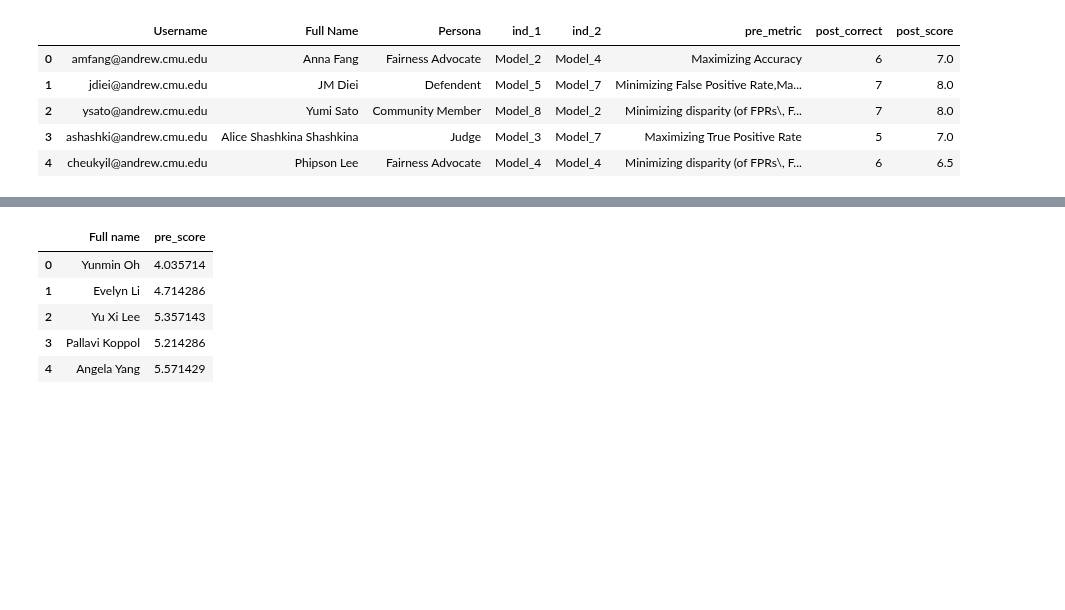
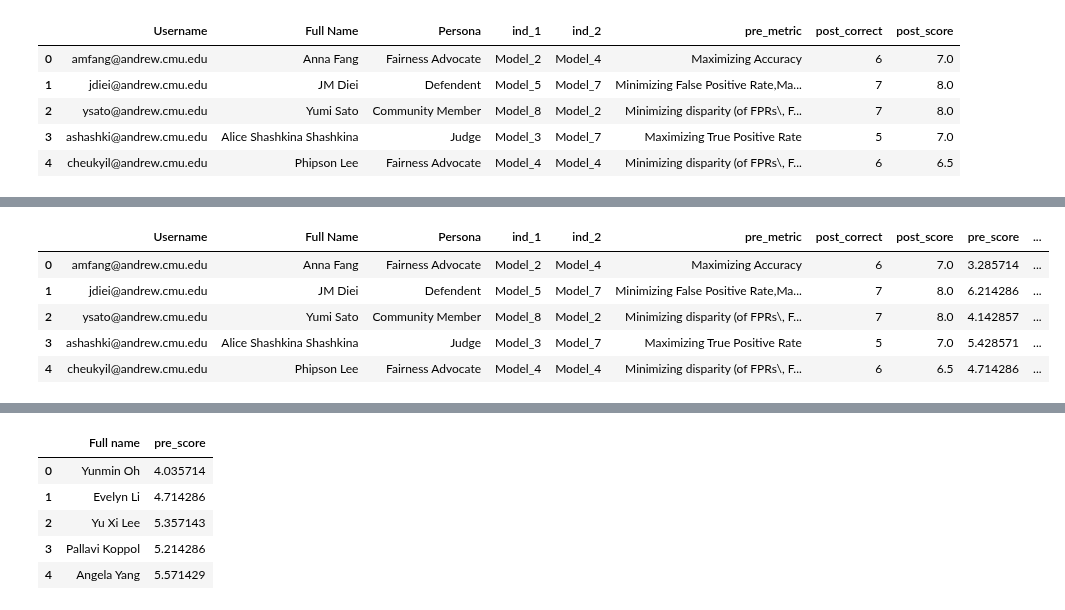
Before and after one commit to WesDeng/Recidivism_Exp, a Jupyter notebook: Untitled1.ipynb, the cells around one changed output, grey strips where cells are left out. Cells and saved outputs as stored; diff of their text form; code cells hidden in the pictures; blank space fills up the shorter version.

```diff
--- a/Untitled1.ipynb
+++ b/Untitled1.ipynb
@@ -29,0 +136,10 @@ all_together_short.head()
+# %%
+three['pre_quiz'] = three['pre_score']/max(three['pre_score'])
+three.head()
+# %% [output]
+|  | Username | Full Name | Persona | ind_1 | ind_2 | pre_metric | post_correct | post_score | pre_score | ... |
+| 0 | amfang@andrew.cmu.edu | Anna Fang | Fairness Advocate | Model_2 | Model_4 | Maximizing Accuracy | 6 | 7.0 | 3.285714 | ... |
+| 1 | jdiei@andrew.cmu.edu | JM Diei | Defendent | Model_5 | Model_7 | Minimizing False Positive Rate,Ma... | 7 | 8.0 | 6.214286 | ... |
+| 2 | ysato@andrew.cmu.edu | Yumi Sato | Community Member | Model_8 | Model_2 | Minimizing disparity (of FPRs\, F... | 7 | 8.0 | 4.142857 | ... |
+| 3 | ashashki@andrew.cmu.edu | Alice Shashkina Shashkina | Judge | Model_3 | Model_7 | Maximizing True Positive Rate | 5 | 7.0 | 5.428571 | ... |
+| 4 | cheukyil@andrew.cmu.edu | Phipson Lee | Fairness Advocate | Model_4 | Model_4 | Minimizing disparity (of FPRs\, F... | 6 | 6.5 | 4.714286 | ... |
```
Also changed, not shown: parts of 14 cells of this notebook, 2 other files.
